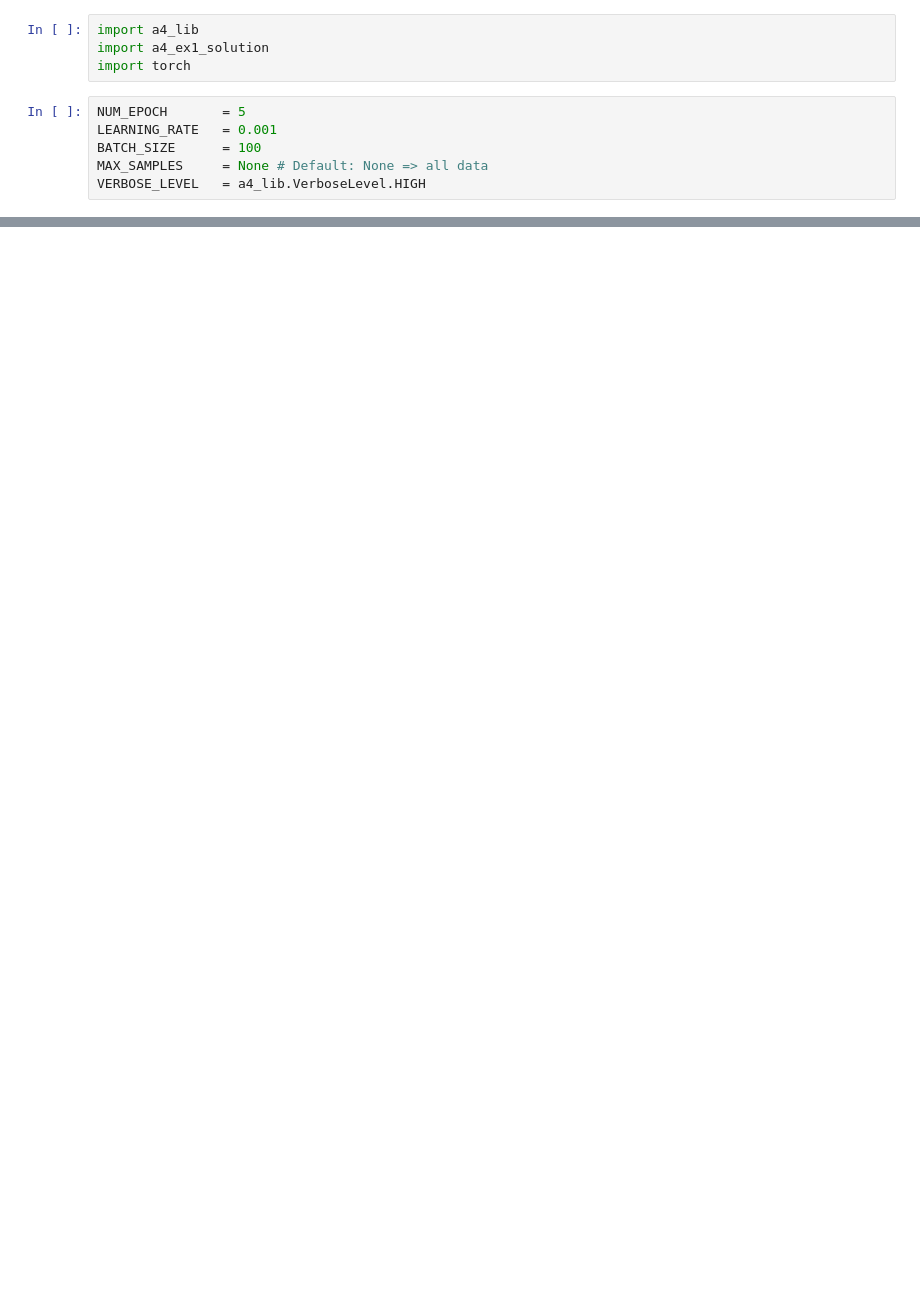
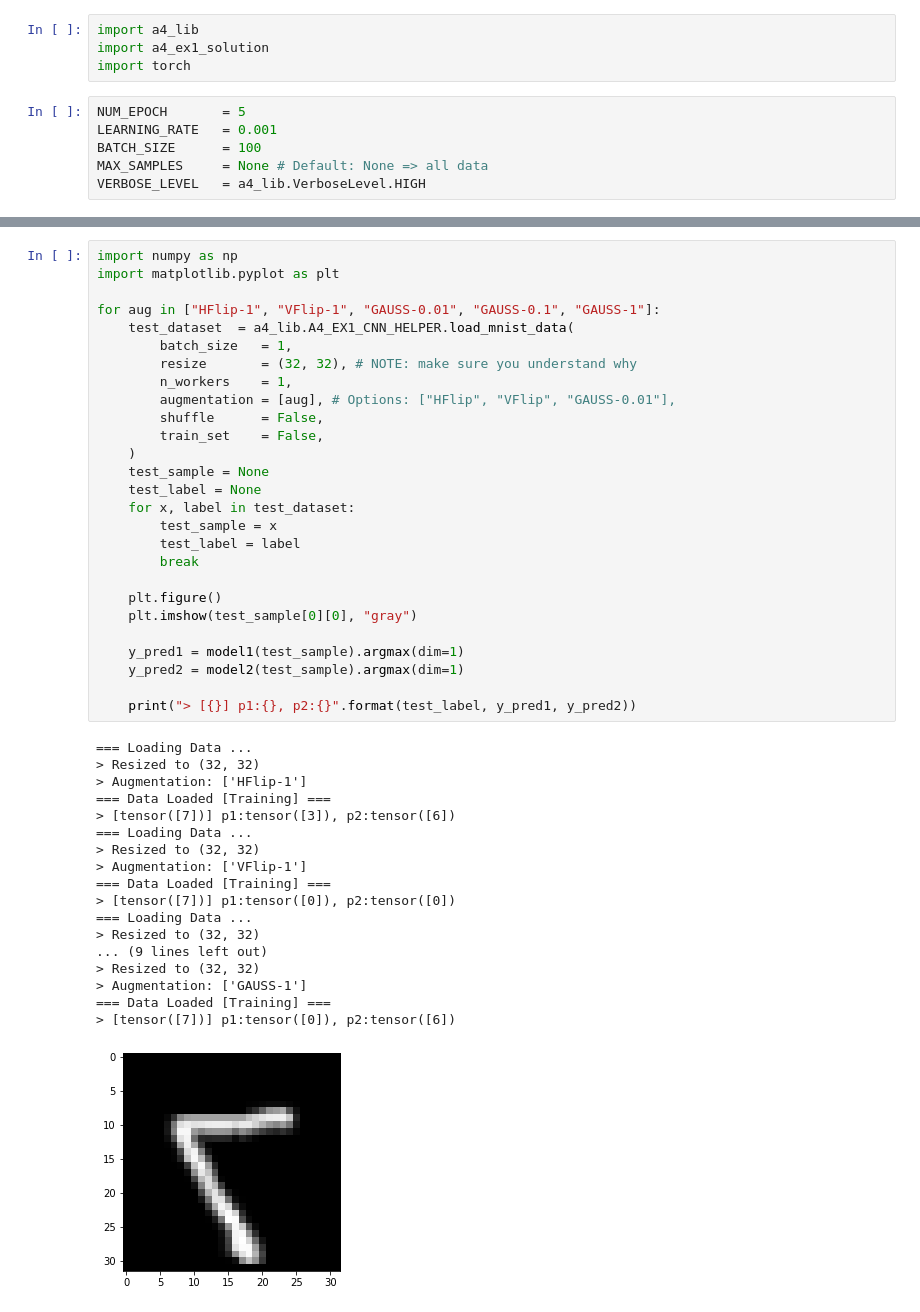
Before and after one commit to jaku-jaku/my_undergrad_course_works, a Jupyter notebook: CS 480/A4 Package/My Solution/src_code/main.ipynb, the cells around one changed output, grey strips where cells are left out. Cells and saved outputs as stored; diff of their text form; blank space fills up the shorter version.

```diff
--- a/CS 480/A4 Package/My Solution/src_code/main.ipynb
+++ b/CS 480/A4 Package/My Solution/src_code/main.ipynb
@@ -110,0 +101,46 @@ a4_ex1_solution.solve_a4_ex1(
+# %%
+import numpy as np
+import matplotlib.pyplot as plt
+
+for aug in ["HFlip-1", "VFlip-1", "GAUSS-0.01", "GAUSS-0.1", "GAUSS-1"]:
+    test_dataset  = a4_lib.A4_EX1_CNN_HELPER.load_mnist_data(
+        batch_size   = 1,
+        resize       = (32, 32), # NOTE: make sure you understand why
+        n_workers    = 1,
+        augmentation = [aug], # Options: ["HFlip", "VFlip", "GAUSS-0.01"],
+        shuffle      = False,
+        train_set    = False,
+    )
+    test_sample = None
+    test_label = None
+    for x, label in test_dataset:
+        test_sample = x
+        test_label = label
+        break
+
+    plt.figure()
+    plt.imshow(test_sample[0][0], "gray")
+
+    y_pred1 = model1(test_sample).argmax(dim=1)
+    y_pred2 = model2(test_sample).argmax(dim=1)
+
+    print("> [{}] p1:{}, p2:{}".format(test_label, y_pred1, y_pred2))
+# %% [output]
+=== Loading Data ...
+> Resized to (32, 32)
+> Augmentation: ['HFlip-1']
+=== Data Loaded [Training] ===
+> [tensor([7])] p1:tensor([3]), p2:tensor([6])
+=== Loading Data ...
+> Resized to (32, 32)
+> Augmentation: ['VFlip-1']
+=== Data Loaded [Training] ===
+> [tensor([7])] p1:tensor([0]), p2:tensor([0])
+=== Loading Data ...
+> Resized to (32, 32)
+... (9 lines left out)
+> Resized to (32, 32)
+> Augmentation: ['GAUSS-1']
+=== Data Loaded [Training] ===
+> [tensor([7])] p1:tensor([0]), p2:tensor([6])
+[figure, added]
```
Also changed, not shown: parts of 3 cells of this notebook, 1 other file.
